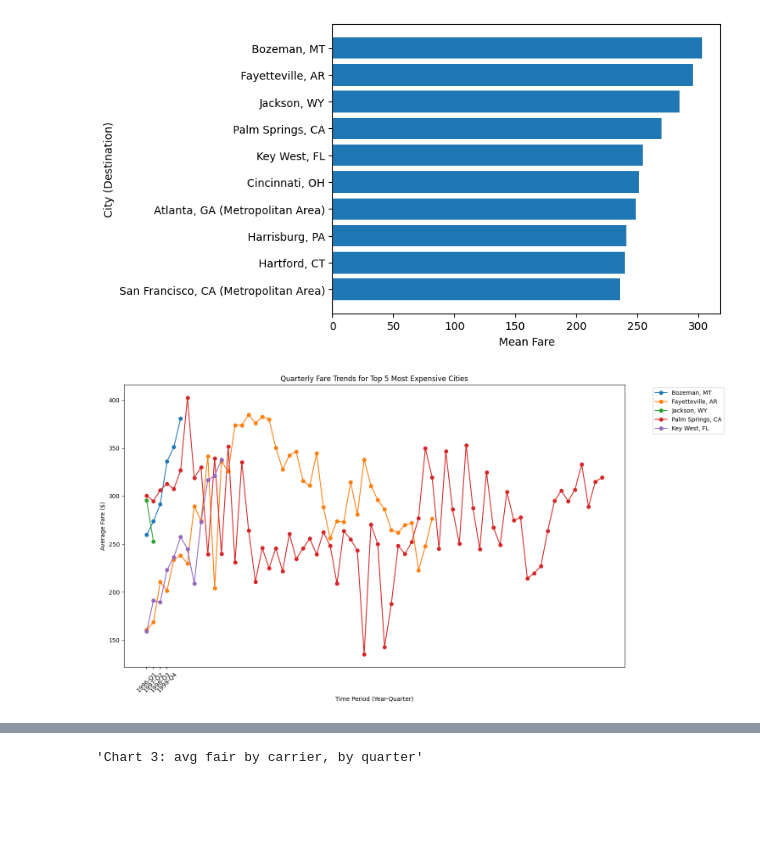
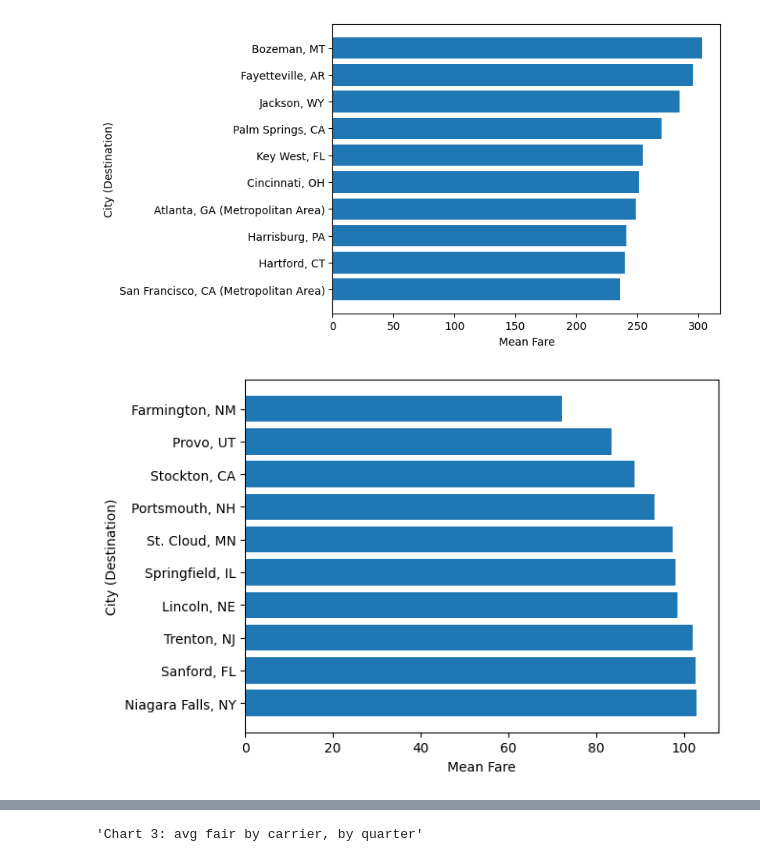
Before and after one commit to devinar25/flight-data-proj, a Jupyter notebook: main.ipynb, the cells around one changed output, grey strips where cells are left out. Saved outputs shown, nothing was run; the diff lists cells and outputs as text; code cells hidden in the pictures; blank space fills up the shorter version.

```diff
--- a/main.ipynb
+++ b/main.ipynb
@@ -74,39 +77,15 @@ plt.ylabel("City (Destination)")
 plt.show()
 # %% [output]
 [figure]
-# %%
-''' Chart 2: Avg. fare by city, by quarter'''
-def plot_quarterly_city_fares(faresByCity_df, top_n=5):
-    """Plot quarterly fare trends for top N cities by average fare"""
-    # Get top N most expensive cities
-    top_cities = faresByCity_df.groupby('city2')['fare'].mean().nlargest(top_n).index
-
-    # Filter data for top cities
-    top_cities_data = faresByCity_df[faresByCity_df['city2'].isin(top_cities)]
-
-    # Calculate quarterly averages for each city
-    quarterly_avg = top_cities_data.groupby(['Year', 'quarter', 'city2'])['fare'].mean().reset_index()
-
-    # Create the plot
-    plt.figure(figsize=(15, 8))
-
-    for city in top_cities:
-        city_data = quarterly_avg[quarterly_avg['city2'] == city]
-        plt.plot(range(len(city_data)), city_data['fare'], label=city, marker='o')
-
-    plt.xlabel('Time Period (Year-Quarter)')
-    plt.ylabel('Average Fare ($)')
-    plt.title(f'Quarterly Fare Trends for Top {top_n} Most Expensive Cities')
-    plt.legend(bbox_to_anchor=(1.05, 1), loc='upper left')
-
-    # Create custom x-axis labels
-    tick_labels = [f"{year}-Q{quarter}" for year, quarter
-                  in zip(quarterly_avg['Year'].unique(), quarterly_avg['quarter'].unique())]
-    plt.xticks(range(len(tick_labels)), tick_labels, rotation=45)
-
-    plt.tight_layout()
-    plt.show()
-
-plot_quarterly_city_fares(faresByCity_df)
-# %% [output]
-[figure, removed]
+# %%
+''' Chart 1: Cities with least expensive fares '''
+c1_df = faresByCity_df.groupby('city2')['fare'].mean()
+c1_df_sorted = c1_df.sort_values(ascending=False).reset_index()
+x = c1_df_sorted.tail(10)['city2']
+y = c1_df_sorted.tail(10)['fare']
+plt.barh(x,y)
+plt.xlabel("Mean Fare")
+plt.ylabel("City (Destination)")
+plt.show()
+# %% [output]
+[figure, added]
```
Also changed, not shown: parts of 14 cells of this notebook.
